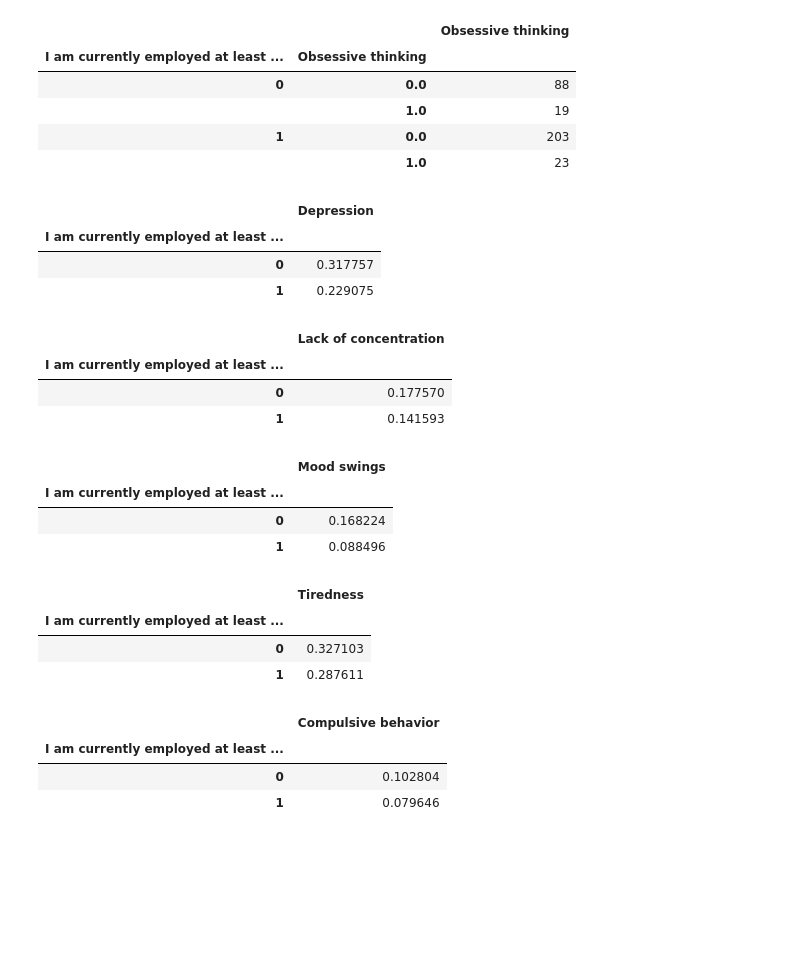
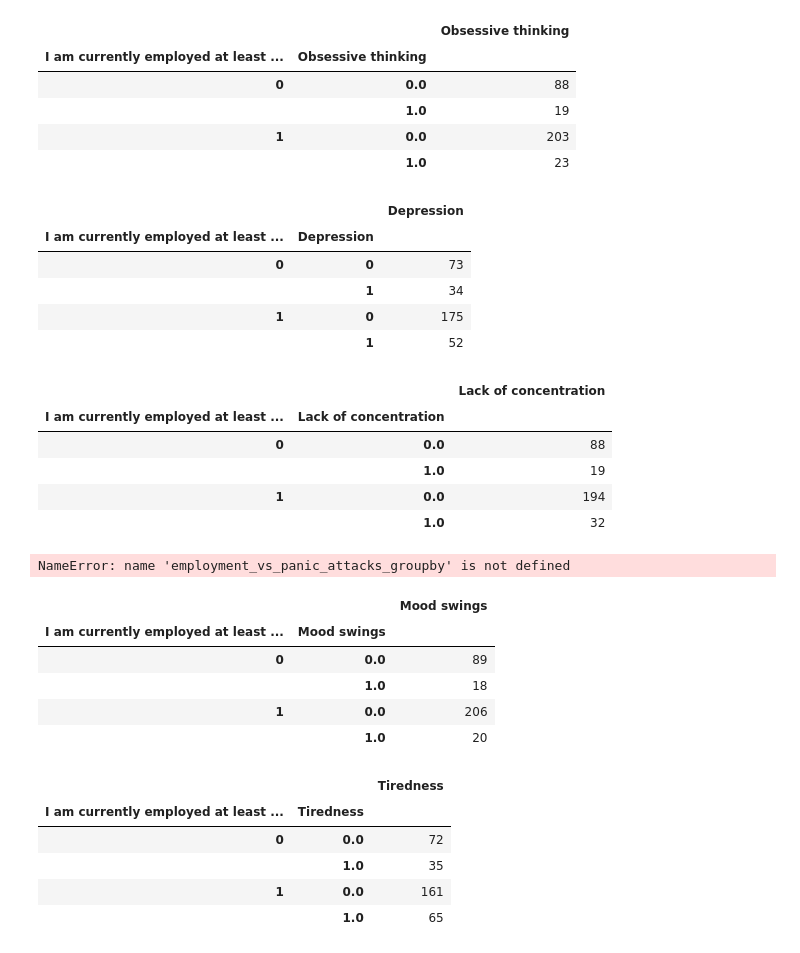
Before and after one commit to KMcLaurin12/Butler_GroupF_Project1, a Jupyter notebook: project_f_kiara.ipynb, the cells around one changed output. Cells and saved outputs as stored; diff of their text form; code cells hidden in the pictures; blank space fills up the shorter version.

```diff
--- a/project_f_kiara.ipynb
+++ b/project_f_kiara.ipynb
@@ -643,45 +691,53 @@ employment_vs_obs_thinking_groupby
 | 1 | 0.0 | 203 |
 |  | 1.0 | 23 |
 # %%
-employment_vs_depression_groupby = pd.DataFrame(redone_employed_MH_df.groupby(["I am currently employed at least part-time"])["Depression"].mean())
+employment_vs_depression_groupby = pd.DataFrame(redone_employed_MH_df.groupby(["I am currently employed at least part-time"])["Depression"].value_counts())
 employment_vs_depression_groupby
 # %% [output]
-|  | Depression |
-| I am currently employed at least ... |  |
-| 0 | 0.317757 |
-| 1 | 0.229075 |
+|  |  | Depression |
+| I am currently employed at least ... | Depression |  |
+| 0 | 0 | 73 |
+|  | 1 | 34 |
+| 1 | 0 | 175 |
+|  | 1 | 52 |
 # %%
-employment_vs_lack_of_concentration_groupby = pd.DataFrame(redone_employed_MH_df.groupby(["I am currently employed at least part-time"])["Lack of concentration"].mean())
+employment_vs_lack_of_concentration_groupby = pd.DataFrame(redone_employed_MH_df.groupby(["I am currently employed at least part-time"])["Lack of concentration"].value_counts())
 employment_vs_lack_of_concentration_groupby
 # %% [output]
-|  | Lack of concentration |
-| I am currently employed at least ... |  |
-| 0 | 0.177570 |
-| 1 | 0.141593 |
+|  |  | Lack of concentration |
+| I am currently employed at least ... | Lack of concentration |  |
+| 0 | 0.0 | 88 |
+|  | 1.0 | 19 |
+| 1 | 0.0 | 194 |
+|  | 1.0 | 32 |
+# %%
+employment_vs_panic__attacks_groupby = pd.DataFrame(redone_employed_MH_df.groupby(["I am currently employed at least part-time"])["Panic attacks"].value_counts())
+employment_vs_panic_attacks_groupby
+# %% [output]
+NameError: name 'employment_vs_panic_attacks_groupby' is not defined
 # %%
-employment_vs_moodswings_groupby = pd.DataFrame(redone_employed_MH_df.groupby(["I am currently employed at least part-time"])["Mood swings"].mean())
+employment_vs_moodswings_groupby = pd.DataFrame(redone_employed_MH_df.groupby(["I am currently employed at least part-time"])["Mood swings"].value_counts())
 employment_vs_moodswings_groupby
 # %% [output]
-|  | Mood swings |
-| I am currently employed at least ... |  |
-| 0 | 0.168224 |
-| 1 | 0.088496 |
+|  |  | Mood swings |
+| I am currently employed at least ... | Mood swings |  |
+| 0 | 0.0 | 89 |
+|  | 1.0 | 18 |
+| 1 | 0.0 | 206 |
+|  | 1.0 | 20 |
 # %%
-employment_vs_tiredness_groupby = pd.DataFrame(redone_employed_MH_df.groupby(["I am currently employed at least part-time"])["Tiredness"].mean())
+employment_vs_tiredness_groupby = pd.DataFrame(redone_employed_MH_df.groupby(["I am currently employed at least part-time"])["Tiredness"].value_counts())
 employment_vs_tiredness_groupby
 # %% [output]
-|  | Tiredness |
-| I am currently employed at least ... |  |
-| 0 | 0.327103 |
-| 1 | 0.287611 |
+|  |  | Tiredness |
+| I am currently employed at least ... | Tiredness |  |
+| 0 | 0.0 | 72 |
+|  | 1.0 | 35 |
+| 1 | 0.0 | 161 |
+|  | 1.0 | 65 |
 # %%
-employment_vs_tiredness_groupby = pd.DataFrame(redone_employed_MH_df.groupby(["I am currently employed at least part-time"])["Compulsive behavior"].mean())
+employment_vs_tiredness_groupby = pd.DataFrame(redone_employed_MH_df.groupby(["I am currently employed at least part-time"])["Compulsive behavior"].value_counts())
 employment_vs_tiredness_groupby
-# %% [output]
-|  | Compulsive behavior |
-| I am currently employed at least ... |  |
-| 0 | 0.102804 |
-| 1 | 0.079646 |
 # %%
 merged_employment_df_2 = pd.concat([employment_vs_anxiety_groupby, employment_vs_obs_thinking_groupby], axis=1)
 merged_employment_df_2
```
Also changed, not shown: parts of 13 cells of this notebook.
